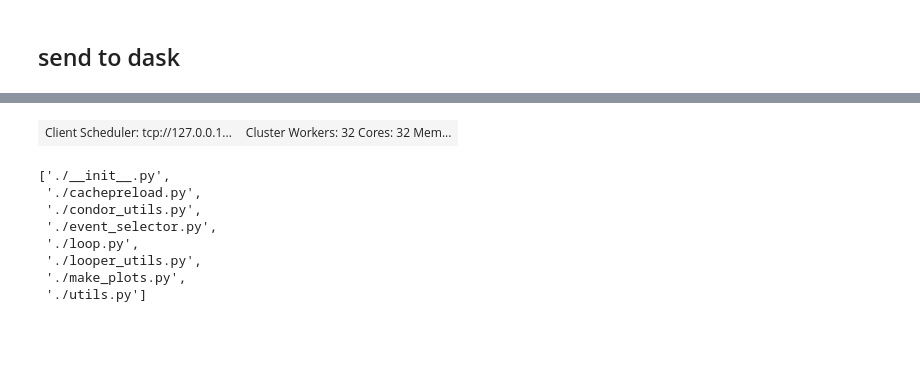
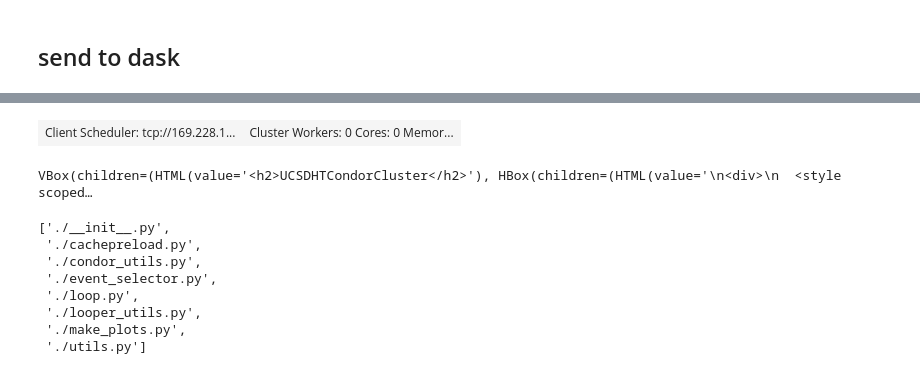
Before and after one commit to cmstas/HggAnalysisDev, a Jupyter notebook: Preselection/2_process.ipynb, the cells around one changed output, grey strips where cells are left out. Drawn from its saved outputs; the diff is of its cells as text; code cells hidden in the pictures; blank space fills up the shorter version.

```diff
--- a/Preselection/2_process.ipynb
+++ b/Preselection/2_process.ipynb
@@ -165,9 +183,16 @@ hists['dipho']['pho_pT1'].integral
 # %%
 from dask.distributed import Client
-client = Client(memory_limit='4GB', n_workers=32, threads_per_worker=1)
+#client = Client(memory_limit='4GB', n_workers=32, threads_per_worker=1)
+c = make_htcondor_cluster(memory="6GB",local = False)
+c.scale(100)
+client = Client(c)
 client
 # %% [output]
-| Client Scheduler: tcp://127.0.0.1... | Cluster Workers: 32 Cores: 32 Mem... |
+| Client Scheduler: tcp://169.228.1... | Cluster Workers: 0 Cores: 0 Memor... |
+# %%
+c
+# %% [output]
+VBox(children=(HTML(value='<h2>UCSDHTCondorCluster</h2>'), HBox(children=(HTML(value='\n<div>\n  <style scoped…
 # %%
 def g():
     import glob
```
Also changed, not shown: parts of 16 cells of this notebook, 19 other files.
